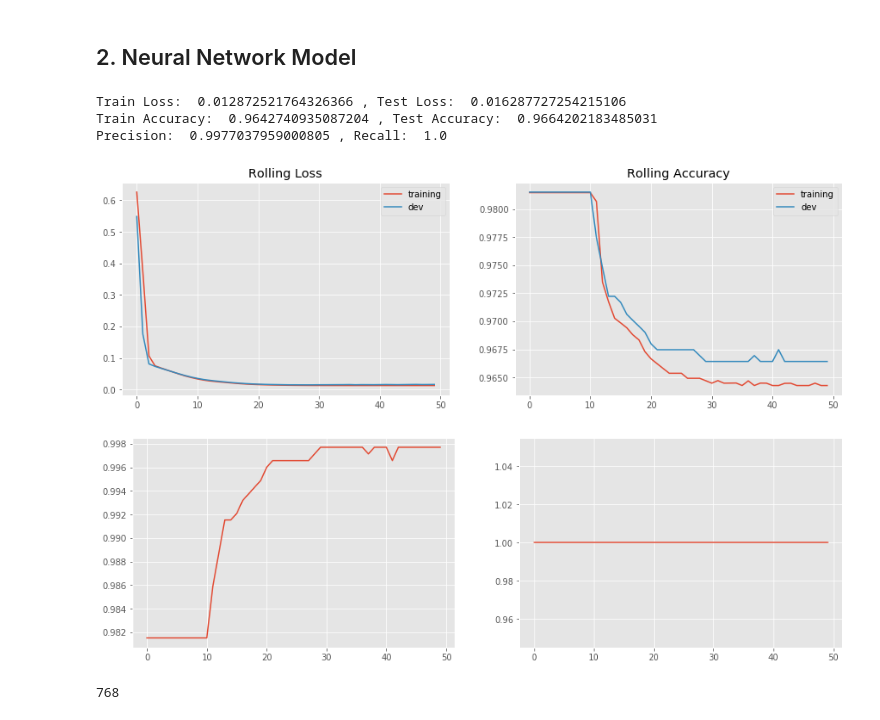
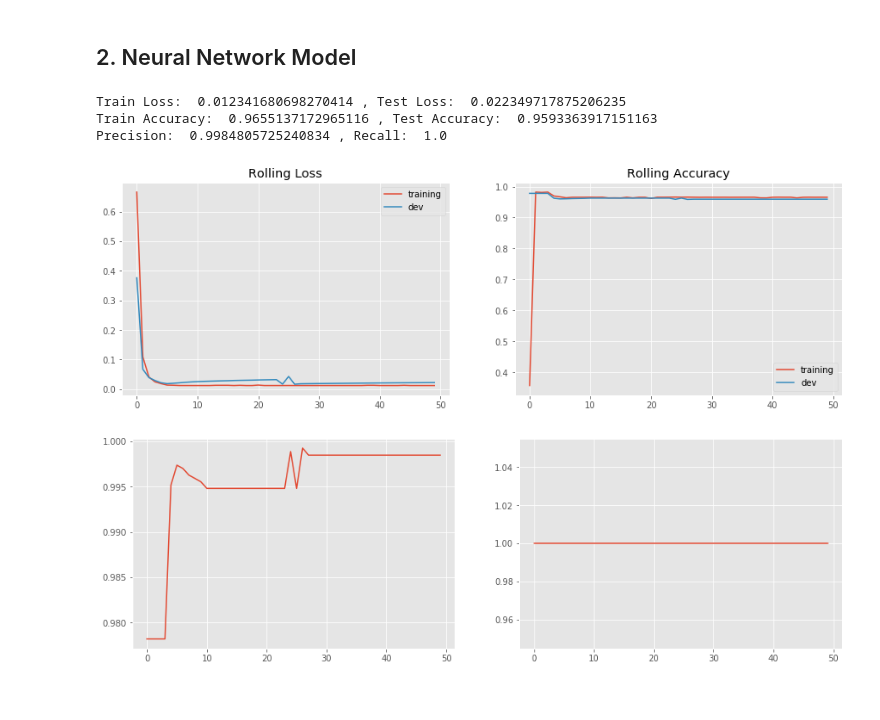
Before and after one commit to binglesley/Project-90106-G28, a Jupyter notebook: Raelene/research_data_nn_model.ipynb, the cells around one changed output. Drawn from its saved outputs; the diff is of its cells as text; code cells hidden in the pictures.

```diff
--- a/Raelene/research_data_nn_model.ipynb
+++ b/Raelene/research_data_nn_model.ipynb
@@ -120,7 +121,7 @@ y = torch.Tensor([i[1] for i in dflist])
 
 # train/dev split
 batch_size = 64
-x_train, x_dev, y_train, y_dev = train_test_split(x, y, test_size=0.33, random_state=42)
+x_train, x_dev, y_train, y_dev = train_test_split(x, y, test_size=0.50, random_state=42)
 train_loader = torch.utils.data.DataLoader(dataset=tuple(zip(x_train,y_train)), batch_size=batch_size, shuffle=True)
 dev_loader = torch.utils.data.DataLoader(dataset=tuple(zip(x_dev,y_dev)), batch_size=batch_size, shuffle=False)
 # %% [markdown]
@@ -134,8 +135,8 @@ class Net(torch.nn.Module):
     def __init__(self, n_features, n_classes):
         super(Net, self).__init__()
         self.linear1 = torch.nn.Linear(n_features,1024)
-        #self.linear2 = torch.nn.Linear(1024, 1024)
-        #self.linear3 = torch.nn.Linear(1024, 1024)
+        self.linear2 = torch.nn.Linear(1024, 1024)
+        self.linear3 = torch.nn.Linear(1024, 1024)
         self.linear4 = torch.nn.Linear(1024, 1024)
         self.linear5 = torch.nn.Linear(1024, 1024)
         self.linear6 = torch.nn.Linear(1024, 512)
@@ -143,8 +144,8 @@ class Net(torch.nn.Module):
 
     def forward(self, x):
         x = F.relu(self.linear1(x))
-        #x = F.relu(self.linear2(x))
-        #x = F.relu(self.linear3(x))
+        x = F.relu(self.linear2(x))
+        x = F.relu(self.linear3(x))
         x = F.relu(self.linear4(x))
         x = F.relu(self.linear5(x))
         x = F.relu(self.linear6(x))
@@ -238,20 +239,19 @@ def train_net(train_loader,dev_loader,lr_rate):
     plt.plot(test_recall,label="training")
     plt.show()
 
+    outfile = open("model_f.pkl",'wb')
+    pickle.dump(model, outfile)
+    outfile.close()
 
     return dev_rolling_loss,dev_rolling_acc,test_precision,test_recall
 # %%
 #### RUN MODEL
 epochs = 50
-lr_rate = 0.00001
+lr_rate = 0.0001
 results = train_net(train_loader,dev_loader,lr_rate)
 # %% [output]
-Train Loss:  0.012872521764326366 , Test Loss:  0.016287727254215106
-Train Accuracy:  0.9642740935087204 , Test Accuracy:  0.9664202183485031
-Precision:  0.9977037959000805 , Recall:  1.0
+Train Loss:  0.012341680698270414 , Test Loss:  0.022349717875206235
+Train Accuracy:  0.9655137172965116 , Test Accuracy:  0.9593363917151163
+Precision:  0.9984805725240834 , Recall:  1.0
-[figure, old version]
+[figure, new version]
-[figure, old version]
+[figure, new version]
-# %%
-512+128+128
-# %% [output]
-768
```
Also changed, not shown: parts of 6 cells of this notebook, 4 other files.
